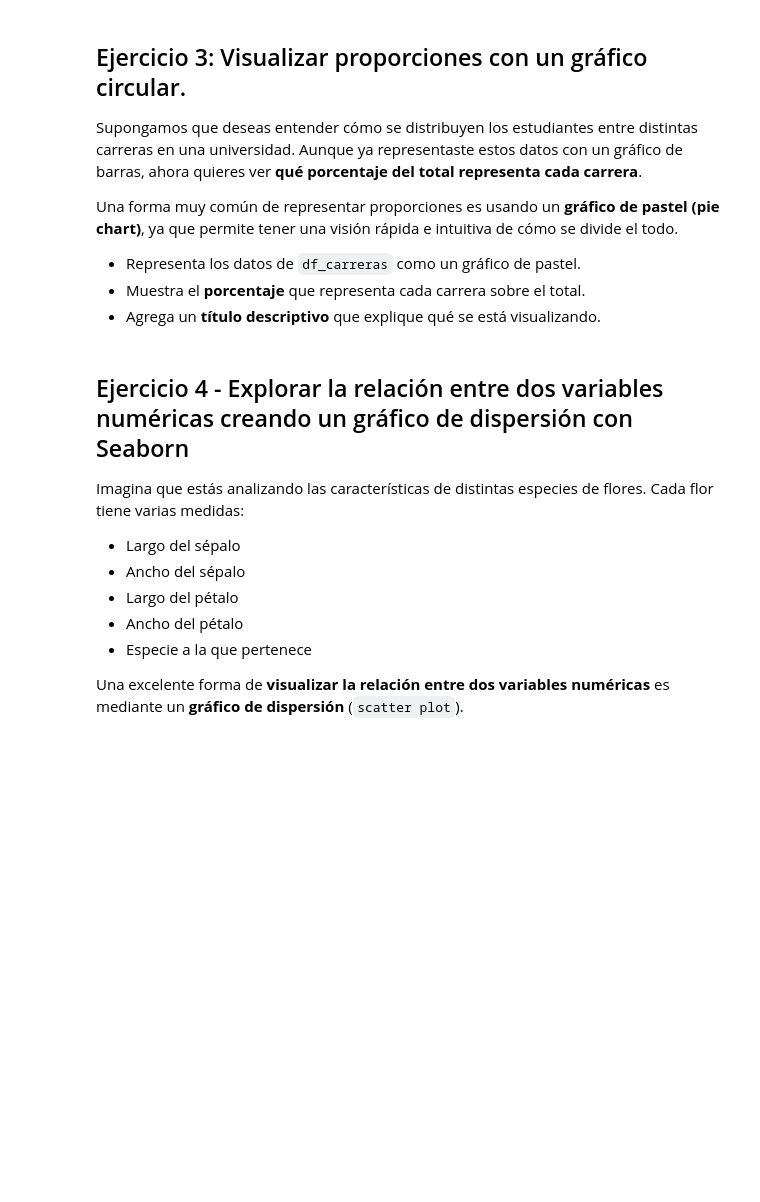
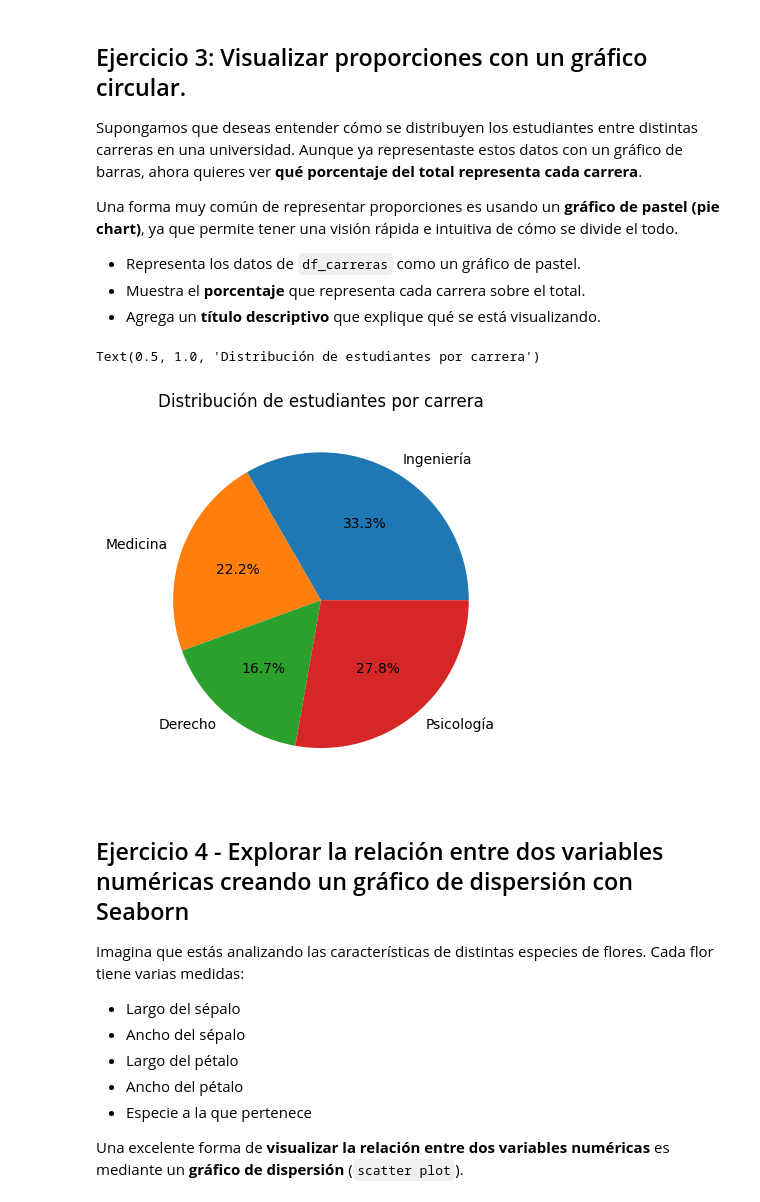
Before and after one commit to 4GeeksAcademy/kiliangil-visualization-exercises-with-matplot-and-seaborn, a Jupyter notebook: notebook/problems.es.ipynb, the cells around one changed output. Drawn from its saved outputs; the diff is of its cells as text; code cells hidden in the pictures; blank space fills up the shorter version.

```diff
--- a/notebook/problems.es.ipynb
+++ b/notebook/problems.es.ipynb
@@ -122,3 +118,12 @@ df_carreras
+# %%
+df_carreras
+
+# tu código
+plt.pie(df_carreras["Estudiantes"], labels = df_carreras["Carrera"], autopct="%1.1f%%")
+plt.title("Distribución de estudiantes por carrera")
+# %% [output]
+Text(0.5, 1.0, 'Distribución de estudiantes por carrera')
+[figure, added]
 # %% [markdown]
 ## Ejercicio 4 - Explorar la relación entre dos variables numéricas creando un gráfico de dispersión con Seaborn
 
```
Also changed, not shown: parts of 1 cell of this notebook.
